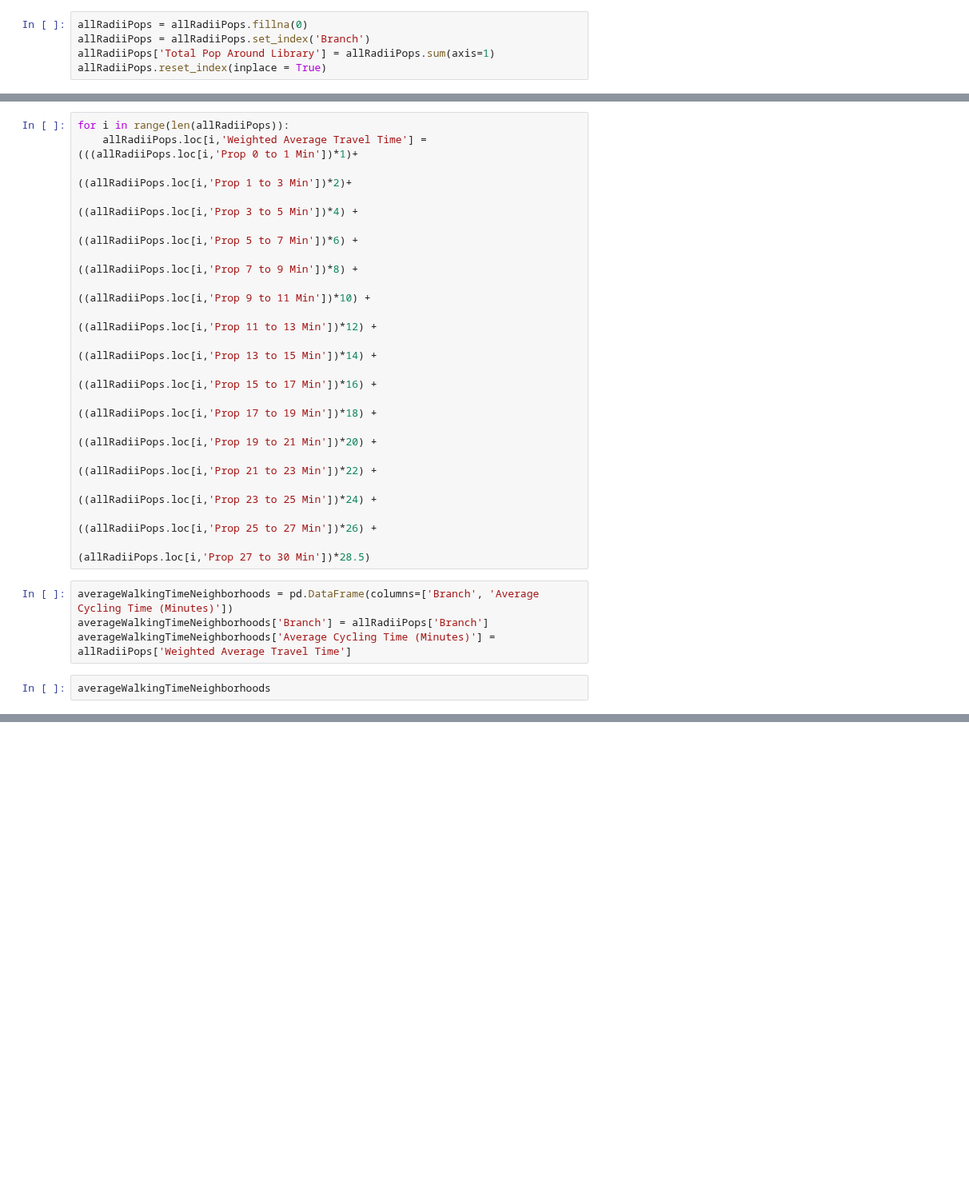
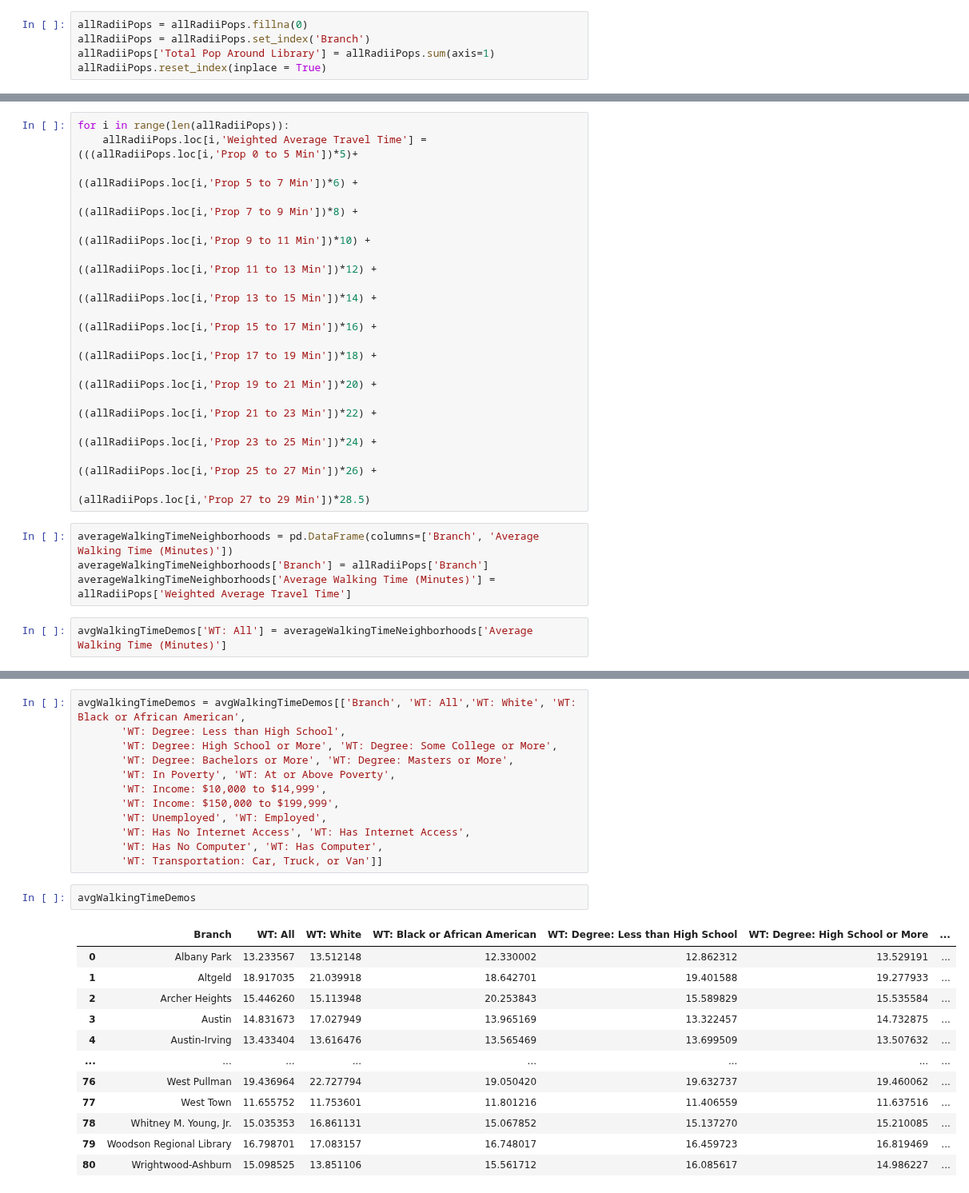
Before and after one commit to Rajvishah12/cpl_project, a Jupyter notebook: can-summer-2023/api things/byDem_rajviwalking_useDictionaryFunction_neighborhoods.ipynb, the cells around one changed output, grey strips where cells are left out. Shown at 80% size. Cells and saved outputs as stored; diff of their text form; blank space fills up the shorter version.

Commit message:
fixed average walkingtimes neighborhoods -- next, calculated weighted averages

```diff
--- a/can-summer-2023/api things/byDem_rajviwalking_useDictionaryFunction_neighborhoods.ipynb
+++ b/can-summer-2023/api things/byDem_rajviwalking_useDictionaryFunction_neighborhoods.ipynb
@@ -357,9 +336,7 @@ allRadiiPops['Prop 27 to 30 Min'] = allRadiiPops['Prop 27 to 30 Min']/allRadiiPo
 allRadiiPops['Weighted Average Travel Time'] = 0
 # %%
 for i in range(len(allRadiiPops)):
-    allRadiiPops.loc[i,'Weighted Average Travel Time'] = (((allRadiiPops.loc[i,'Prop 0 to 1 Min'])*1)+
-                                                        ((allRadiiPops.loc[i,'Prop 1 to 3 Min'])*2)+
-                                                        ((allRadiiPops.loc[i,'Prop 3 to 5 Min'])*4) +
+    allRadiiPops.loc[i,'Weighted Average Travel Time'] = (((allRadiiPops.loc[i,'Prop 0 to 5 Min'])*5)+
                                                         ((allRadiiPops.loc[i,'Prop 5 to 7 Min'])*6) +
                                                         ((allRadiiPops.loc[i,'Prop 7 to 9 Min'])*8) +
                                                         ((allRadiiPops.loc[i,'Prop 9 to 11 Min'])*10) +
@@ -371,10 +348,10 @@ for i in range(len(allRadiiPops)):
                                                         ((allRadiiPops.loc[i,'Prop 21 to 23 Min'])*22) +
                                                         ((allRadiiPops.loc[i,'Prop 23 to 25 Min'])*24) +
                                                         ((allRadiiPops.loc[i,'Prop 25 to 27 Min'])*26) +
-                                                         (allRadiiPops.loc[i,'Prop 27 to 30 Min'])*28.5)
+                                                         (allRadiiPops.loc[i,'Prop 27 to 29 Min'])*28.5)
 # %%
-averageWalkingTimeNeighborhoods = pd.DataFrame(columns=['Branch', 'Average Cycling Time (Minutes)'])
+averageWalkingTimeNeighborhoods = pd.DataFrame(columns=['Branch', 'Average Walking Time (Minutes)'])
 averageWalkingTimeNeighborhoods['Branch'] = allRadiiPops['Branch']
-averageWalkingTimeNeighborhoods['Average Cycling Time (Minutes)'] = allRadiiPops['Weighted Average Travel Time']
+averageWalkingTimeNeighborhoods['Average Walking Time (Minutes)'] = allRadiiPops['Weighted Average Travel Time']
 # %%
-averageWalkingTimeNeighborhoods
+avgWalkingTimeDemos['WT: All'] = averageWalkingTimeNeighborhoods['Average Walking Time (Minutes)']
@@ -396,0 +388,27 @@ averageWalkingTimeNeighborhoods.to_csv('../library neighborhoods/avgTravelTime/e
+# %%
+avgWalkingTimeDemos = avgWalkingTimeDemos[['Branch', 'WT: All','WT: White', 'WT: Black or African American',
+       'WT: Degree: Less than High School',
+       'WT: Degree: High School or More', 'WT: Degree: Some College or More',
+       'WT: Degree: Bachelors or More', 'WT: Degree: Masters or More',
+       'WT: In Poverty', 'WT: At or Above Poverty',
+       'WT: Income: $10,000 to $14,999',
+       'WT: Income: $150,000 to $199,999',
+       'WT: Unemployed', 'WT: Employed',
+       'WT: Has No Internet Access', 'WT: Has Internet Access',
+       'WT: Has No Computer', 'WT: Has Computer',
+       'WT: Transportation: Car, Truck, or Van']]
+# %%
+avgWalkingTimeDemos
+# %% [output]
+|  | Branch | WT: All | WT: White | WT: Black or African American | WT: Degree: Less than High School | WT: Degree: High School or More | ... |
+| 0 | Albany Park | 13.233567 | 13.512148 | 12.330002 | 12.862312 | 13.529191 | ... |
+| 1 | Altgeld | 18.917035 | 21.039918 | 18.642701 | 19.401588 | 19.277933 | ... |
+| 2 | Archer Heights | 15.446260 | 15.113948 | 20.253843 | 15.589829 | 15.535584 | ... |
+| 3 | Austin | 14.831673 | 17.027949 | 13.965169 | 13.322457 | 14.732875 | ... |
+| 4 | Austin-Irving | 13.433404 | 13.616476 | 13.565469 | 13.699509 | 13.507632 | ... |
+| ... | ... | ... | ... | ... | ... | ... | ... |
+| 76 | West Pullman | 19.436964 | 22.727794 | 19.050420 | 19.632737 | 19.460062 | ... |
+| 77 | West Town | 11.655752 | 11.753601 | 11.801216 | 11.406559 | 11.637516 | ... |
+| 78 | Whitney M. Young, Jr. | 15.035353 | 16.861131 | 15.067852 | 15.137270 | 15.210085 | ... |
+| 79 | Woodson Regional Library | 16.798701 | 17.083157 | 16.748017 | 16.459723 | 16.819469 | ... |
+| 80 | Wrightwood-Ashburn | 15.098525 | 13.851106 | 15.561712 | 16.085617 | 14.986227 | ... |
```
Also changed, not shown: parts of 15 cells of this notebook, 2 other files.
